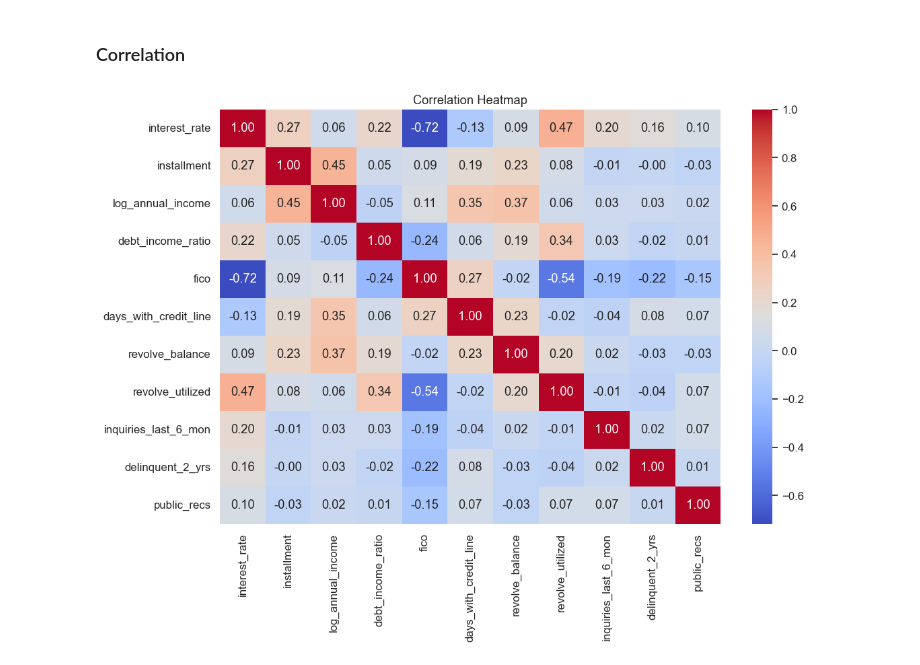
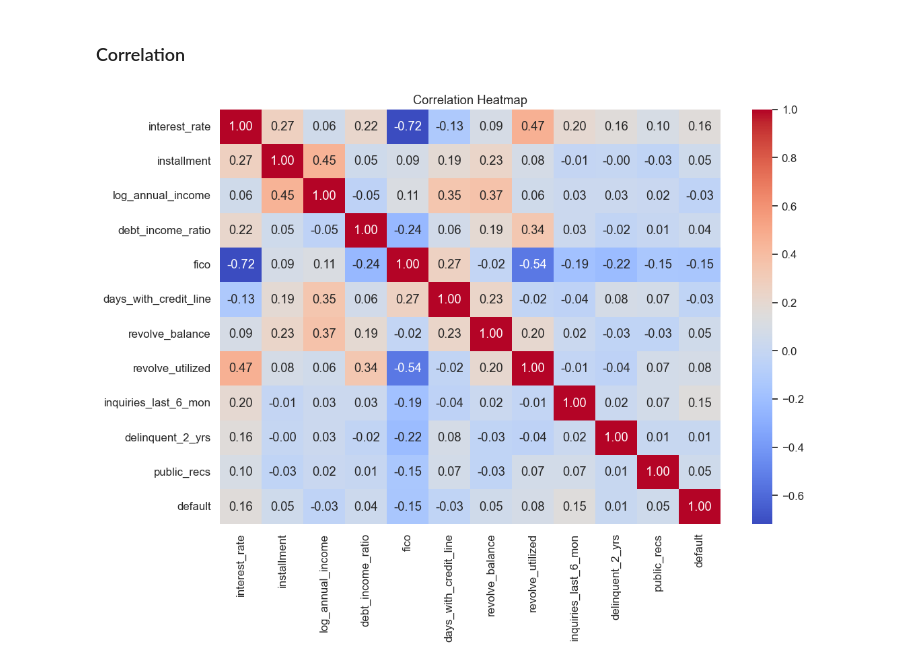
Before and after one commit to Shreyadoodipala/bootcamp_shreya_doodipala, a Jupyter notebook: project/notebooks/3-eda.ipynb, the cells around one changed output. Cells and saved outputs as stored; diff of their text form; code cells hidden in the pictures.

Commit message:
add default to correlation matrix

```diff
--- a/project/notebooks/3-eda.ipynb
+++ b/project/notebooks/3-eda.ipynb
@@ -175,9 +175,11 @@ No visible relationships
 ### Correlation
 # %%
 # Correlation heatmap
+corr_cols = num_cols + ['default']
+
 plt.figure(figsize=(12,8))
-sns.heatmap(df[num_cols].corr(), annot=True, cmap="coolwarm", fmt=".2f")
+sns.heatmap(df[corr_cols].corr(), annot=True, cmap="coolwarm", fmt=".2f")
 plt.title("Correlation Heatmap")
 plt.show()
 # %% [output]
-[figure, old version]
+[figure, new version]
```
Also changed, not shown: 1 other file.
